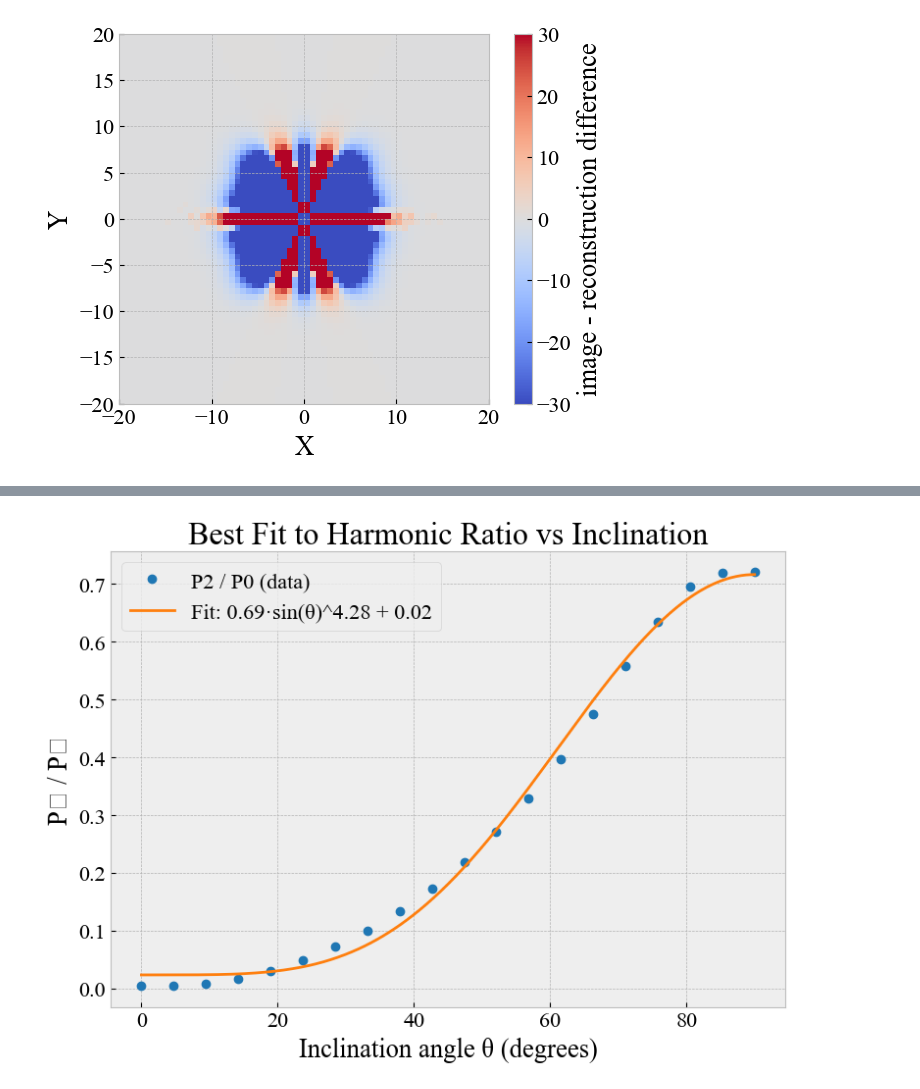
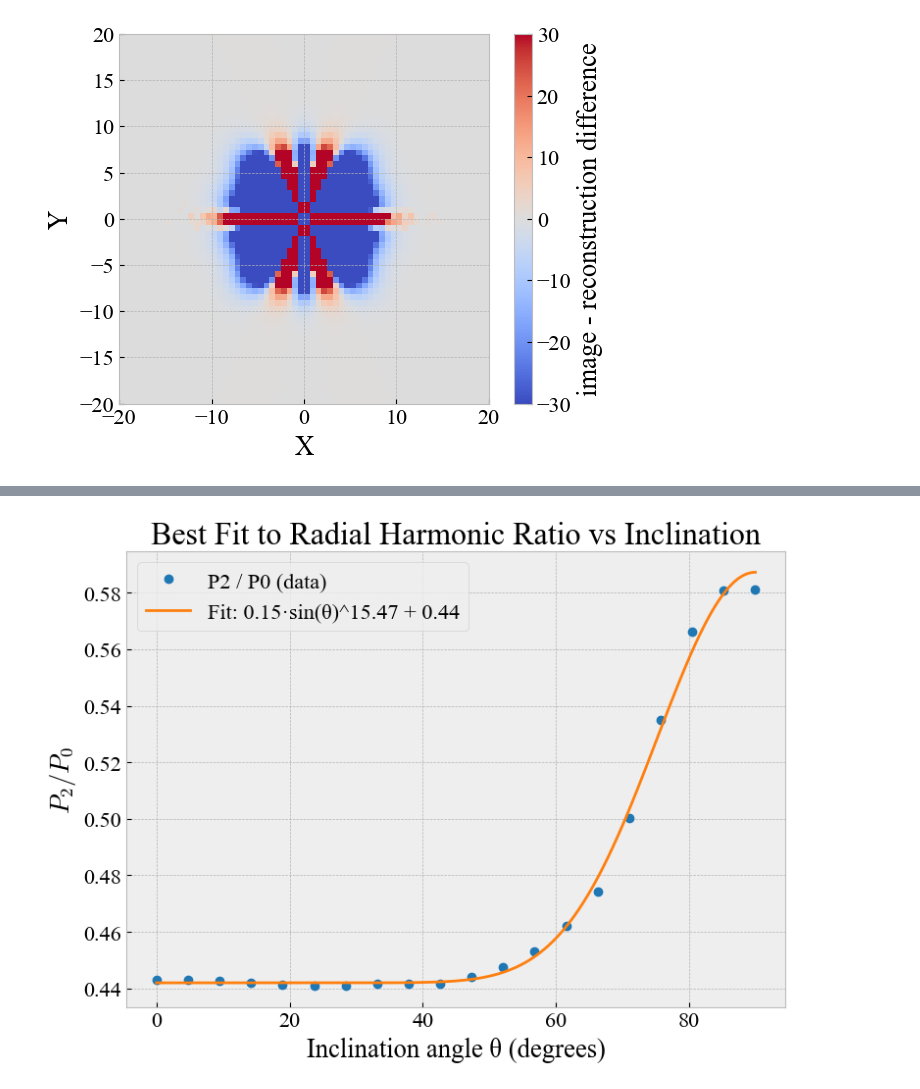
Before and after one commit to michael-petersen/GalaxyIncIinations, a Jupyter notebook: SimulatedGalaxiesAndExpansions.ipynb, the cells around one changed output, grey strips where cells are left out. Cells and saved outputs as stored; diff of their text form; code cells hidden in the pictures.

```diff
--- a/SimulatedGalaxiesAndExpansions.ipynb
+++ b/SimulatedGalaxiesAndExpansions.ipynb
@@ -385,54 +401,100 @@ plt.show()
 import numpy as np
 import matplotlib.pyplot as plt
 from scipy.optimize import curve_fit
 
-# === STEP 1: Data ===
-# Replace with your real results
+#Laguerre mode ratios vs inclination
+#  Data
 theta_deg = np.array([r["inclination"] for r in results])
-P0 = np.array([r["frac_power"][0] for r in results])
-P2 = np.array([r["frac_power"][2] for r in results])
-P4 = np.array([r["frac_power"][4] for r in results])
-P6 = np.array([r["frac_power"][6] for r in results])
+Pn0 = np.array([r["fracn_power"][0] for r in results])
+Pn2 = np.array([r["fracn_power"][2] for r in results])
+Pn4 = np.array([r["fracn_power"][4] for r in results])
+Pn6 = np.array([r["fracn_power"][6] for r in results])
 
-R2 = P2 / P0
-R4 = P4 / P0
-R6 = P6 / P0
-                    # mode ratio
+Rn2 = Pn2 / Pn0
+Rn4 = Pn4 / Pn0
+Rn6 = Pn6 / Pn0 # mode ratio
 
-# === STEP 2: Fit Model ===
-# Example model: A * sin(theta)^C + D
+#Fitting model
 def model(theta_deg, A, C, D):
     theta_rad = np.radians(theta_deg)
     return A * np.sin(theta_rad)**C + D
 
 # Fit the model
-popt, pcov = curve_fit(model, theta_deg, R2, p0=[0.5, 2.0, 0.0])
+popt, pcov = curve_fit(model, theta_deg, Rn2, p0=[0.5, 2.0, 0.0])
 A_fit, C_fit, D_fit = popt
 
 # Evaluate the fit
 theta_fit = np.linspace(0, 90, 500)
-R_fit = model(theta_fit, *popt)
+Rn_fit = model(theta_fit, *popt)
 
-# === STEP 3: Compute RMSE ===
-R2_pred = model(theta_deg, *popt)
-rmse = np.sqrt(np.mean((R2 - R2_pred)**2))
+# Compute RMSE
+Rn2_pred = model(theta_deg, *popt)
+rmse = np.sqrt(np.mean((Rn2 - Rn2_pred)**2))
 
-# === STEP 4: Plot ===
+# Plot
 plt.figure(figsize=(8,6))
-plt.plot(theta_deg, R2, 'o', label='P2 / P0 (data)', color='tab:blue')
-plt.plot(theta_fit, R_fit, '-', label=f'Fit: {A_fit:.2f}·sin(θ)^{C_fit:.2f} + {D_fit:.2f}', color='tab:orange')
+plt.plot(theta_deg, Rn2, 'o', label='P2 / P0 (data)', color='tab:blue')
+plt.plot(theta_fit, Rn_fit, '-', label=f'Fit: {A_fit:.2f}·sin(θ)^{C_fit:.2f} + {D_fit:.2f}', color='tab:orange')
 
 plt.xlabel("Inclination angle θ (degrees)")
-plt.ylabel("P₂ / P₀")
-plt.title("Best Fit to Harmonic Ratio vs Inclination")
+plt.ylabel(r"$P_2 / P_0$")
+plt.title("Best Fit to Radial Harmonic Ratio vs Inclination")
 plt.legend()
 plt.grid(True)
 plt.tight_layout()
 plt.show()
 
 # Print formula and RMSE
 print(f"Best fit model:\n  R(θ) = {A_fit:.3f}·sin(θ)^{C_fit:.3f} + {D_fit:.3f}")
 print(f"RMSE = {rmse:.5f}")
+
+
+
+#Fourier mode ratios vs inclination
+#  Data
+theta_deg = np.array([r["inclination"] for r in results])
+Pm0 = np.array([r["fracm_power"][0] for r in results])
+Pm2 = np.array([r["fracm_power"][2] for r in results])
+Pm4 = np.array([r["fracm_power"][4] for r in results])
+Pm6 = np.array([r["fracm_power"][6] for r in results])
+
+Rm2 = Pm2 / Pm0
+Rm4 = Pm4 / Pm0
+Rm6 = Pm6 / Pm0 # mode ratio
+
+#Fitting model
+def model(theta_deg, A, C, D):
+    theta_rad = np.radians(theta_deg)
+    return A * np.sin(theta_rad)**C + D
+
+# Fit the model
+popt, pcov = curve_fit(model, theta_deg, Rm2, p0=[0.5, 2.0, 0.0])
+A_fit, C_fit, D_fit = popt
+
+# Evaluate the fit
+theta_fit = np.linspace(0, 90, 500)
+Rm_fit = model(theta_fit, *popt)
+
+# Compute RMSE
+Rm2_pred = model(theta_deg, *popt)
+rmse = np.sqrt(np.mean((Rm2 - Rm2_pred)**2))
+
+# Plot
+plt.figure(figsize=(8,6))
+plt.plot(theta_deg, Rm2, 'o', label='P2 / P0 (data)', color='tab:blue')
+plt.plot(theta_fit, Rm_fit, '-', label=f'Fit: {A_fit:.2f}·sin(θ)^{C_fit:.2f} + {D_fit:.2f}', color='tab:orange')
+
+plt.xlabel("Inclination angle θ (degrees)")
+plt.ylabel(r"$P_2 / P_0$")
+plt.title("Best Fit to Azimuthal Harmonic Ratio vs Inclination")
+plt.legend()
+plt.grid(True)
+plt.tight_layout()
+plt.show()
+
+# Print formula and RMSE
+print(f"Best fit model:\n  R(θ) = {A_fit:.3f}·sin(θ)^{C_fit:.3f} + {D_fit:.3f}")
+print(f"RMSE = {rmse:.5f}")
 # %% [output]
-[figure, old version]
+[figure, new version]
 Best fit model:
```
Also changed, not shown: parts of 9 cells of this notebook.
